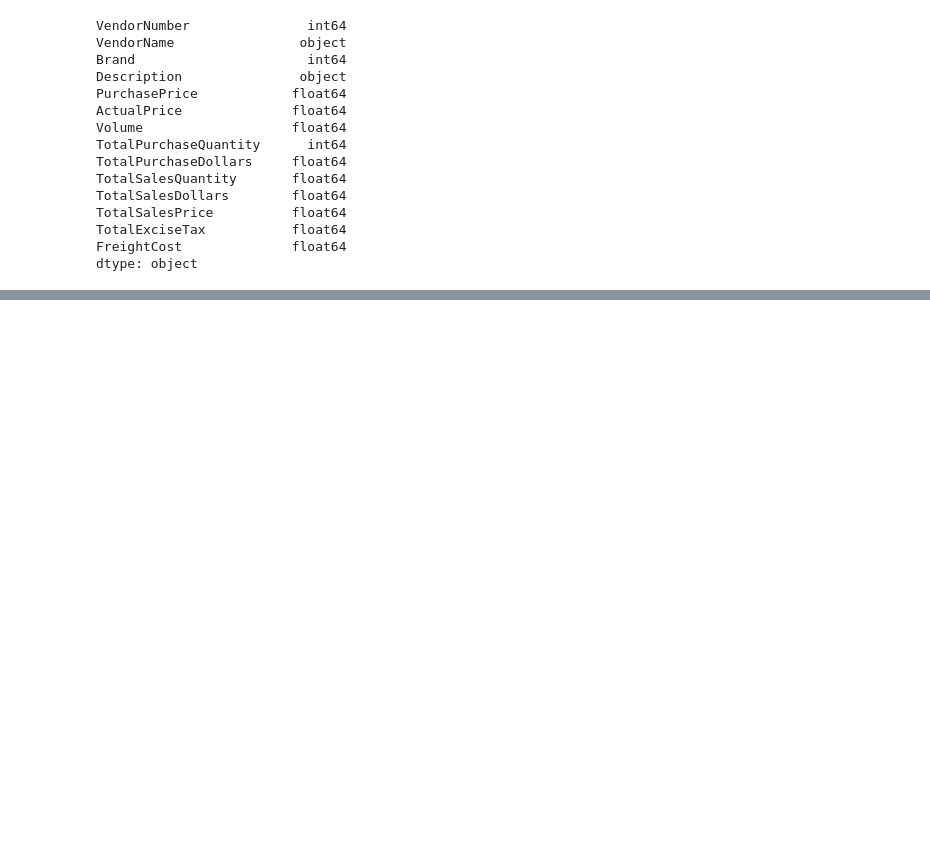
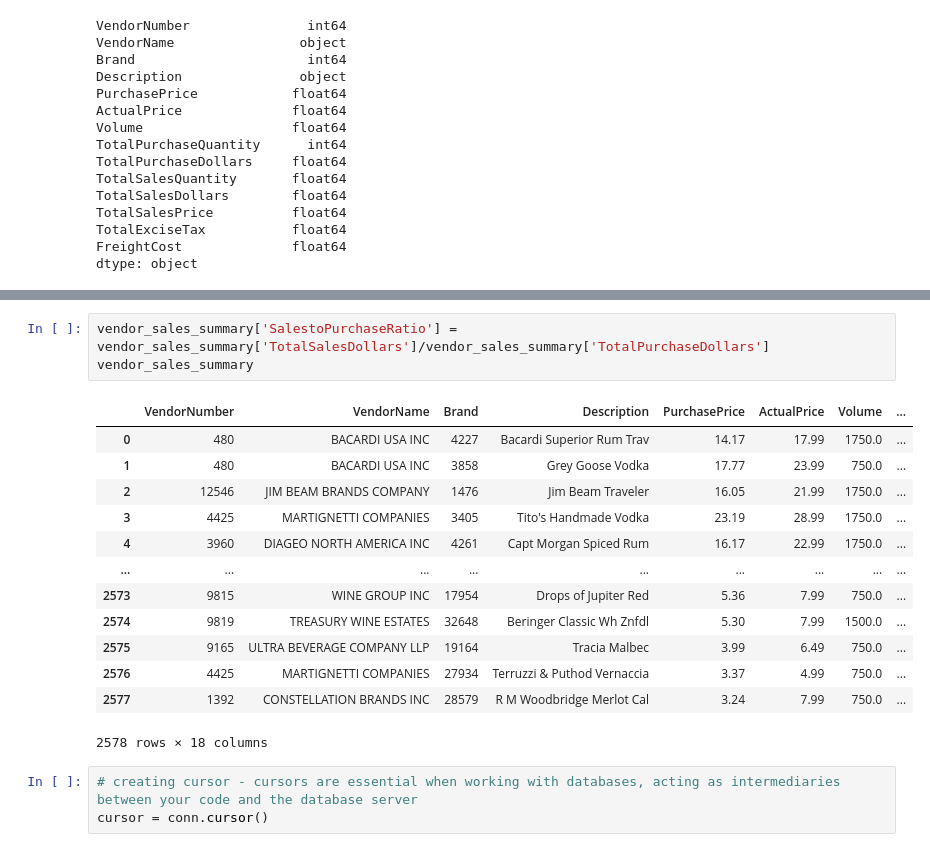
Before and after one commit to archima29042002/Vendor_Perfomance_Data_Analytics, a Jupyter notebook: Exploratory Data Analysis.ipynb, the cells around one changed output, grey strips where cells are left out. Saved outputs shown, nothing was run; the diff lists cells and outputs as text; blank space fills up the shorter version.

```diff
--- a/Exploratory Data Analysis.ipynb
+++ b/Exploratory Data Analysis.ipynb
@@ -507,0 +559,20 @@ dtype: object
+# %%
+vendor_sales_summary['SalestoPurchaseRatio'] = vendor_sales_summary['TotalSalesDollars']/vendor_sales_summary['TotalPurchaseDollars']
+vendor_sales_summary
+# %% [output]
+|  | VendorNumber | VendorName | Brand | Description | PurchasePrice | ActualPrice | Volume | ... |
+| 0 | 480 | BACARDI USA INC | 4227 | Bacardi Superior Rum Trav | 14.17 | 17.99 | 1750.0 | ... |
+| 1 | 480 | BACARDI USA INC | 3858 | Grey Goose Vodka | 17.77 | 23.99 | 750.0 | ... |
+| 2 | 12546 | JIM BEAM BRANDS COMPANY | 1476 | Jim Beam Traveler | 16.05 | 21.99 | 1750.0 | ... |
+| 3 | 4425 | MARTIGNETTI COMPANIES | 3405 | Tito's Handmade Vodka | 23.19 | 28.99 | 1750.0 | ... |
+| 4 | 3960 | DIAGEO NORTH AMERICA INC | 4261 | Capt Morgan Spiced Rum | 16.17 | 22.99 | 1750.0 | ... |
+| ... | ... | ... | ... | ... | ... | ... | ... | ... |
+| 2573 | 9815 | WINE GROUP INC | 17954 | Drops of Jupiter Red | 5.36 | 7.99 | 750.0 | ... |
+| 2574 | 9819 | TREASURY WINE ESTATES | 32648 | Beringer Classic Wh Znfdl | 5.30 | 7.99 | 1500.0 | ... |
+| 2575 | 9165 | ULTRA BEVERAGE COMPANY LLP | 19164 | Tracia Malbec | 3.99 | 6.49 | 750.0 | ... |
+| 2576 | 4425 | MARTIGNETTI COMPANIES | 27934 | Terruzzi & Puthod Vernaccia | 3.37 | 4.99 | 750.0 | ... |
+| 2577 | 1392 | CONSTELLATION BRANDS INC | 28579 | R M Woodbridge Merlot Cal | 3.24 | 7.99 | 750.0 | ... |
+2578 rows × 18 columns
+# %%
+# creating cursor - cursors are essential when working with databases, acting as intermediaries between your code and the database server
+cursor = conn.cursor()
```
Also changed, not shown: parts of 6 cells of this notebook.
